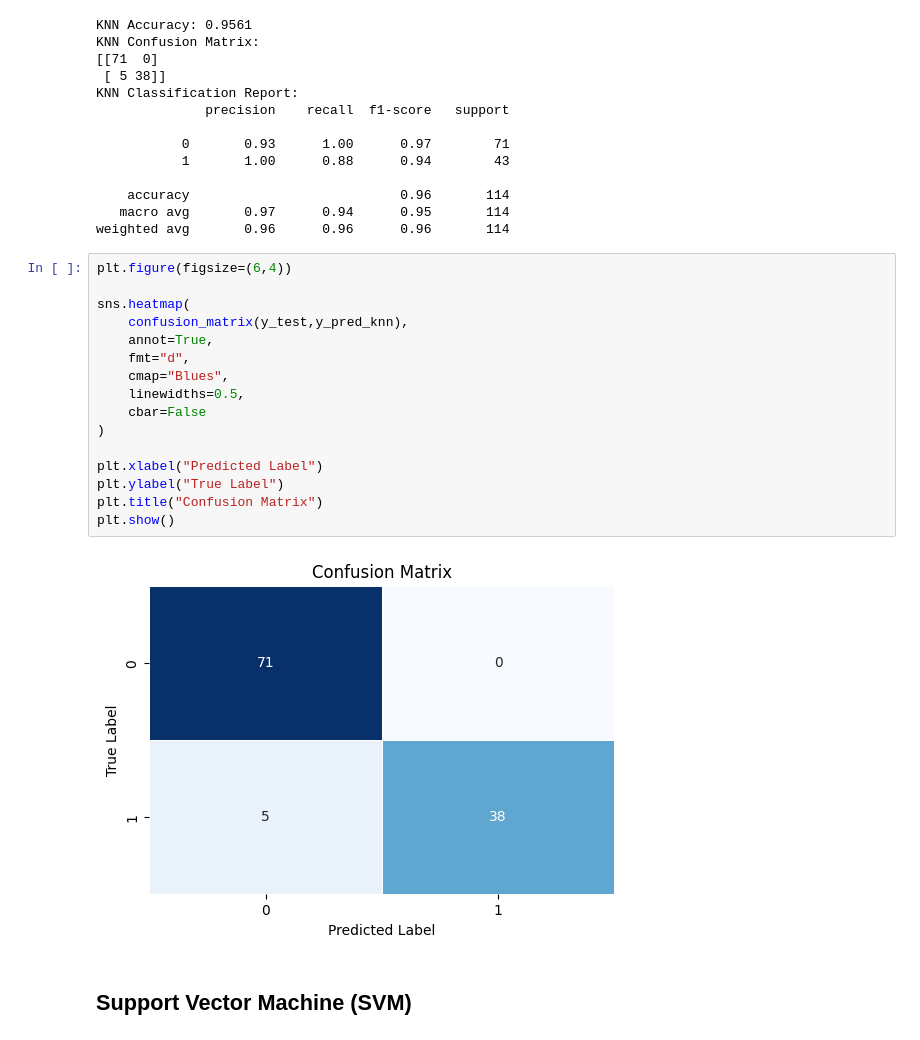
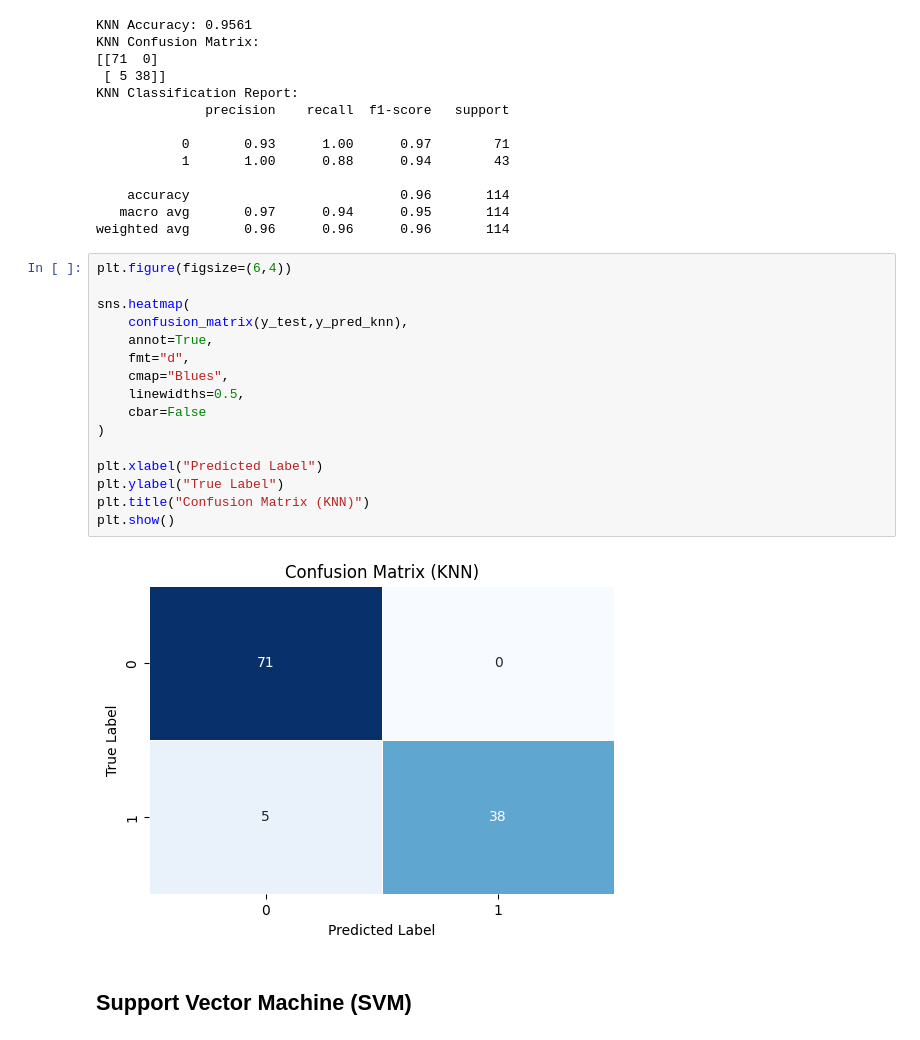
Before and after one commit to haricharnbytes/breast_cancer, a Jupyter notebook: breast_cancer.ipynb, the cells around one changed output. Drawn from its saved outputs; the diff is of its cells as text.

```diff
--- a/breast_cancer.ipynb
+++ b/breast_cancer.ipynb
@@ -352,21 +352,21 @@ weighted avg       0.96      0.96      0.96       114
 # %%
 plt.figure(figsize=(6,4))
 
 sns.heatmap(
     confusion_matrix(y_test,y_pred_knn),
     annot=True,
     fmt="d",
     cmap="Blues",
     linewidths=0.5,
     cbar=False
 )
 
 plt.xlabel("Predicted Label")
 plt.ylabel("True Label")
-plt.title("Confusion Matrix")
+plt.title("Confusion Matrix (KNN)")
 plt.show()
 # %% [output]
-[figure, old version]
+[figure, new version]
 # %% [markdown]
 ## Support Vector Machine (SVM)
 # %%
```
Also changed, not shown: parts of 15 cells of this notebook.
